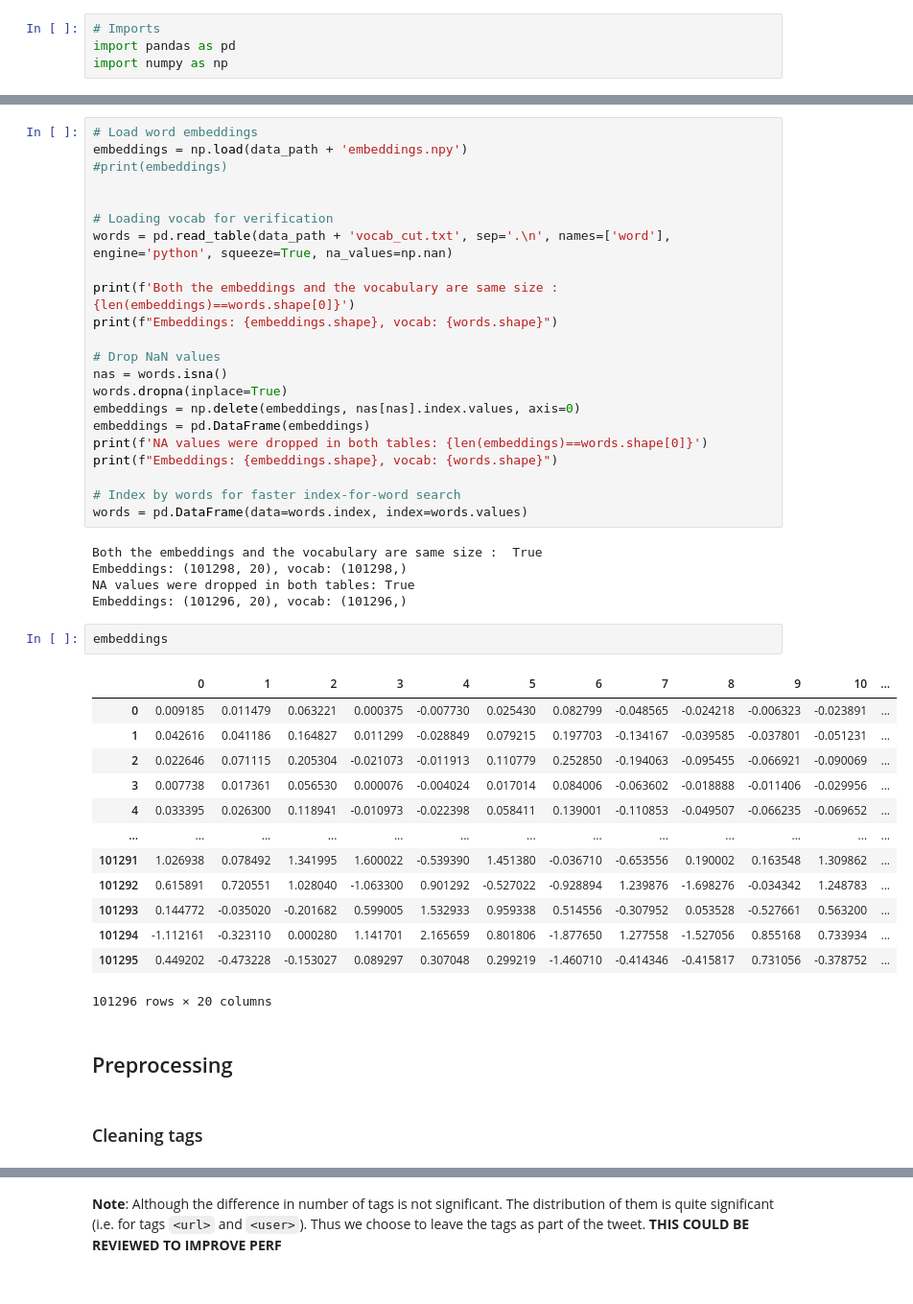
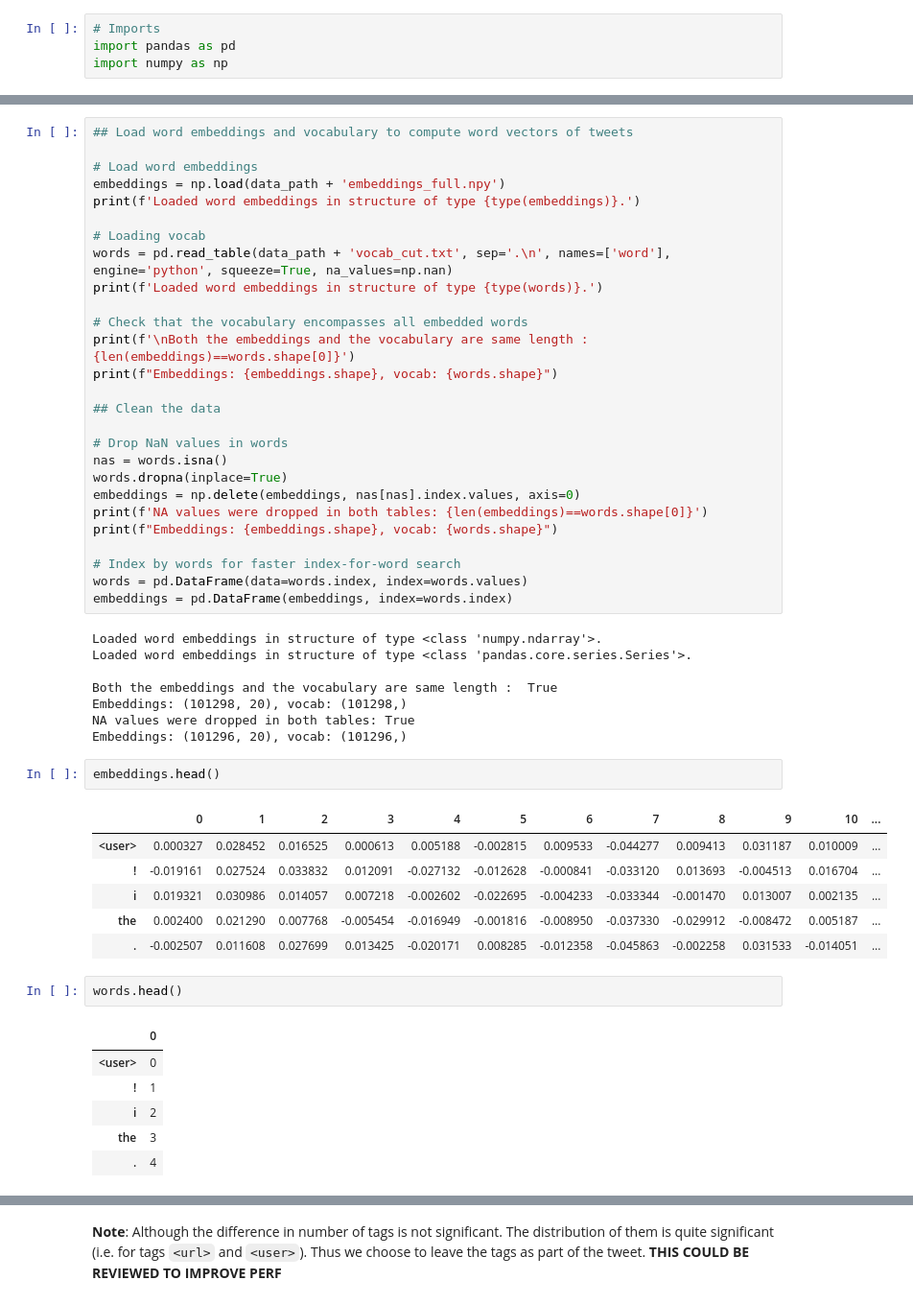
Before and after one commit to Luminilion/ML-project-2, a Jupyter notebook: src/Project2.ipynb, the cells around one changed output, grey strips where cells are left out. Shown at 96% size. Drawn from its saved outputs; the diff is of its cells as text.

```diff
--- a/src/Project2.ipynb
+++ b/src/Project2.ipynb
@@ -41,47 +53,53 @@ tweets
 # %%
+## Load word embeddings and vocabulary to compute word vectors of tweets
+
 # Load word embeddings
-embeddings = np.load(data_path + 'embeddings.npy')
-#print(embeddings)
+embeddings = np.load(data_path + 'embeddings_full.npy')
+print(f'Loaded word embeddings in structure of type {type(embeddings)}.')
 
+# Loading vocab
+words = pd.read_table(data_path + 'vocab_cut.txt', sep='.\n', names=['word'], engine='python', squeeze=True, na_values=np.nan)
+print(f'Loaded word embeddings in structure of type {type(words)}.')
 
-# Loading vocab for verification
-words = pd.read_table(data_path + 'vocab_cut.txt', sep='.\n', names=['word'], engine='python', squeeze=True, na_values=np.nan)
-
-print(f'Both the embeddings and the vocabulary are same size :  {len(embeddings)==words.shape[0]}')
+# Check that the vocabulary encompasses all embedded words
+print(f'\nBoth the embeddings and the vocabulary are same length :  {len(embeddings)==words.shape[0]}')
 print(f"Embeddings: {embeddings.shape}, vocab: {words.shape}")
 
-# Drop NaN values
+## Clean the data
+
+# Drop NaN values in words
 nas = words.isna()
 words.dropna(inplace=True)
 embeddings = np.delete(embeddings, nas[nas].index.values, axis=0)
-embeddings = pd.DataFrame(embeddings)
 print(f'NA values were dropped in both tables: {len(embeddings)==words.shape[0]}')
 print(f"Embeddings: {embeddings.shape}, vocab: {words.shape}")
 
 # Index by words for faster index-for-word search
 words = pd.DataFrame(data=words.index, index=words.values)
+embeddings = pd.DataFrame(embeddings, index=words.index)
 # %% [output]
-Both the embeddings and the vocabulary are same size :  True
+Loaded word embeddings in structure of type <class 'numpy.ndarray'>.
+Loaded word embeddings in structure of type <class 'pandas.core.series.Series'>.
+
+Both the embeddings and the vocabulary are same length :  True
 Embeddings: (101298, 20), vocab: (101298,)
 NA values were dropped in both tables: True
 Embeddings: (101296, 20), vocab: (101296,)
 # %%
-embeddings
+embeddings.head()
 # %% [output]
 |  | 0 | 1 | 2 | 3 | 4 | 5 | 6 | 7 | 8 | 9 | 10 | ... |
-| 0 | 0.009185 | 0.011479 | 0.063221 | 0.000375 | -0.007730 | 0.025430 | 0.082799 | -0.048565 | -0.024218 | -0.006323 | -0.023891 | ... |
-| 1 | 0.042616 | 0.041186 | 0.164827 | 0.011299 | -0.028849 | 0.079215 | 0.197703 | -0.134167 | -0.039585 | -0.037801 | -0.051231 | ... |
-| 2 | 0.022646 | 0.071115 | 0.205304 | -0.021073 | -0.011913 | 0.110779 | 0.252850 | -0.194063 | -0.095455 | -0.066921 | -0.090069 | ... |
-| 3 | 0.007738 | 0.017361 | 0.056530 | 0.000076 | -0.004024 | 0.017014 | 0.084006 | -0.063602 | -0.018888 | -0.011406 | -0.029956 | ... |
-| 4 | 0.033395 | 0.026300 | 0.118941 | -0.010973 | -0.022398 | 0.058411 | 0.139001 | -0.110853 | -0.049507 | -0.066235 | -0.069652 | ... |
-| ... | ... | ... | ... | ... | ... | ... | ... | ... | ... | ... | ... | ... |
-| 101291 | 1.026938 | 0.078492 | 1.341995 | 1.600022 | -0.539390 | 1.451380 | -0.036710 | -0.653556 | 0.190002 | 0.163548 | 1.309862 | ... |
-| 101292 | 0.615891 | 0.720551 | 1.028040 | -1.063300 | 0.901292 | -0.527022 | -0.928894 | 1.239876 | -1.698276 | -0.034342 | 1.248783 | ... |
-| 101293 | 0.144772 | -0.035020 | -0.201682 | 0.599005 | 1.532933 | 0.959338 | 0.514556 | -0.307952 | 0.053528 | -0.527661 | 0.563200 | ... |
-| 101294 | -1.112161 | -0.323110 | 0.000280 | 1.141701 | 2.165659 | 0.801806 | -1.877650 | 1.277558 | -1.527056 | 0.855168 | 0.733934 | ... |
-| 101295 | 0.449202 | -0.473228 | -0.153027 | 0.089297 | 0.307048 | 0.299219 | -1.460710 | -0.414346 | -0.415817 | 0.731056 | -0.378752 | ... |
+| <user> | 0.000327 | 0.028452 | 0.016525 | 0.000613 | 0.005188 | -0.002815 | 0.009533 | -0.044277 | 0.009413 | 0.031187 | 0.010009 | ... |
+| ! | -0.019161 | 0.027524 | 0.033832 | 0.012091 | -0.027132 | -0.012628 | -0.000841 | -0.033120 | 0.013693 | -0.004513 | 0.016704 | ... |
+| i | 0.019321 | 0.030986 | 0.014057 | 0.007218 | -0.002602 | -0.022695 | -0.004233 | -0.033344 | -0.001470 | 0.013007 | 0.002135 | ... |
+| the | 0.002400 | 0.021290 | 0.007768 | -0.005454 | -0.016949 | -0.001816 | -0.008950 | -0.037330 | -0.029912 | -0.008472 | 0.005187 | ... |
+| . | -0.002507 | 0.011608 | 0.027699 | 0.013425 | -0.020171 | 0.008285 | -0.012358 | -0.045863 | -0.002258 | 0.031533 | -0.014051 | ... |
-101296 rows × 20 columns
-# %% [markdown]
-## Preprocessing
-# %% [markdown]
-### Cleaning tags
+# %%
+words.head()
+# %% [output]
+|  | 0 |
+| <user> | 0 |
+| ! | 1 |
+| i | 2 |
+| the | 3 |
+| . | 4 |
```
Also changed, not shown: parts of 39 cells of this notebook, 1 other file.
